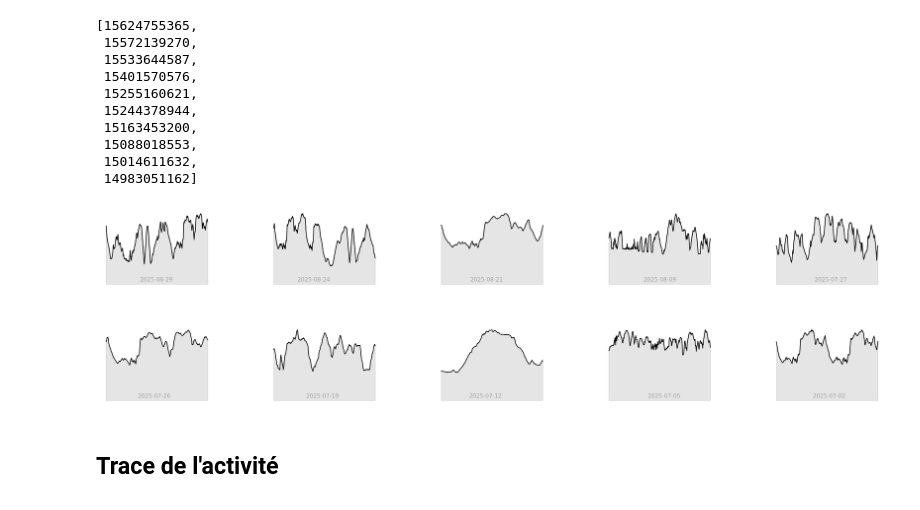
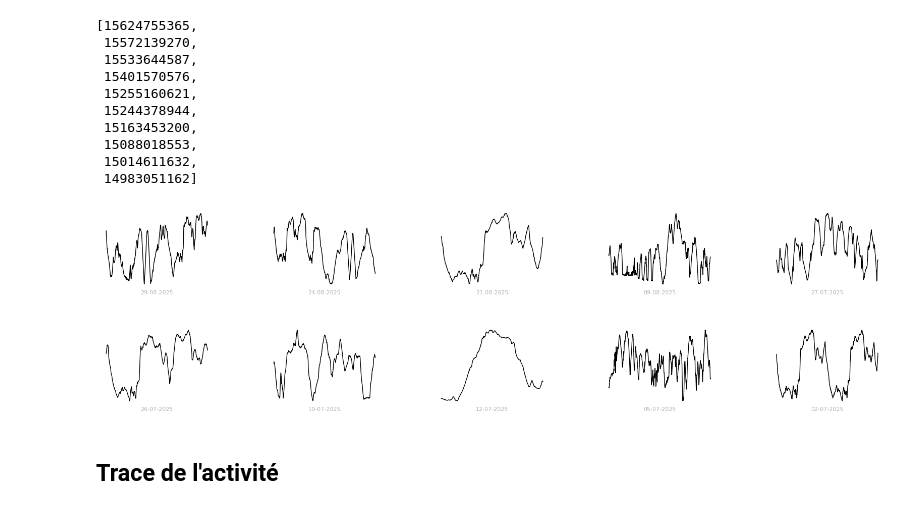
Before and after one commit to ArthurDercq/eye_sight, a Jupyter notebook: notebook/graphs.ipynb, the cells around one changed output. Saved outputs shown, nothing was run; the diff lists cells and outputs as text; code cells hidden in the pictures.

```diff
--- a/notebook/graphs.ipynb
+++ b/notebook/graphs.ipynb
@@ -206,9 +206,11 @@ import contextily as ctx
 import geopandas as gpd
 from shapely.geometry import LineString
 
-def create_latest_activity_poster_test(df, sport_type):
+
+def create_latest_activity_poster_test(df, sport_type, zoom_out=0.2):
     """
     Crée une affiche minimaliste (statique) de la dernière activité Trail avec fond map noir/blanc.
+    zoom_out : marge ajoutée autour du tracé (0.2 = 20%)
     """
 
     df_sport = df[df['sport_type'] == sport_type]
@@ -248,8 +250,6 @@ def create_latest_activity_poster_test(df, sport_type):
     gdf = gpd.GeoDataFrame(geometry=[LineString(line_coords)], crs="EPSG:4326")
     gdf = gdf.to_crs(epsg=3857)
 
-
-
     # Distance et temps
     distance = latest_activity.get("distance", None)
     elapsed_time = latest_activity.get("elapsed_time_hms", None)
@@ -259,10 +259,17 @@ def create_latest_activity_poster_test(df, sport_type):
     fig, ax = plt.subplots(figsize=(8, 10))
 
     # Plot polyline
-    gdf.plot(ax=ax, color="white", linewidth=2)
+    gdf.plot(ax=ax, color="white", linewidth=1)
+
+    # --- 🔎 Gestion du dézoom ---
+    xmin, ymin, xmax, ymax = gdf.total_bounds
+    xmargin = (xmax - xmin) * zoom_out
+    ymargin = (ymax - ymin) * zoom_out
+    ax.set_xlim(xmin - xmargin, xmax + xmargin)
+    ax.set_ylim(ymin - ymargin, ymax + ymargin)
 
     # Ajouter fond noir & blanc
-    ctx.add_basemap(ax, source=ctx.providers.CartoDB.DarkMatter)  # fond sombre
+    ctx.add_basemap(ax, source=ctx.providers.CartoDB.DarkMatter, alpha=1)
     ax.set_axis_off()
 
     # Nom de l'activité en haut
@@ -291,9 +298,9 @@ def create_latest_activity_poster_test(df, sport_type):
     )
 
     # Export
-    plt.savefig("affiche_trail.png", dpi=300, bbox_inches="tight", facecolor="black")
+    plt.savefig("affiche_trail_ctx.png", dpi=300, bbox_inches="tight", facecolor="black")
 
     return fig
 # %%
-create_latest_activity_poster_test(df, "Trail")
+fig = create_latest_activity_poster_test(df, "Trail", zoom_out=0.2)
 # %% [output]
@@ -436,6 +443,8 @@ plt.show()
 [figure]
 # %% [markdown]
 ### Pipeline plot elevation facet grid
+# %%
+df = pd.read_csv("/Users/arthurdercq/code/Data Science/Garmin_Dashboard/data/clean_data_2025-09-02.csv")
 # %%
 df_trail = df[df["sport_type"] == "Trail"].sort_values("start_date", ascending=False)
 
@@ -526,33 +535,31 @@ def plot_trail_profiles(streams_dict,df_trail, n_cols=5):
         data = streams_dict[activity_id]
         ax = axes[i]
         ax.plot(data["distance"], data["altitude"], color="black", linewidth=1)
-        ax.fill_between(data["distance"], data["altitude"], alpha=0.2, color="gray")
+        #ax.fill_between(data["distance"], data["altitude"], alpha=0.2, color="gray")
         ax.axis("off")
 
         # --- Ajouter la date en semi-transparence
         date = df_trail.loc[df_trail["id"] == activity_id, "start_date"].iloc[0]
-        x_pos = data["distance"][len(data["distance"]) // 2]  # au milieu du tracé
-        y_pos = max(data["altitude"]) * 0.1                  # près du bas
         ax.text(
-            x_pos, y_pos, date.strftime("%Y-%m-%d"),
-            fontsize=8, color="black", alpha=0.3, ha="center", va="top"
+            0.5, -0.1, date.strftime("%d-%m-%Y"),
+            fontsize=8, color="black", alpha=0.3, ha="center", va="bottom",transform=ax.transAxes
         )
 
     # Supprimer axes vides
     for j in range(n_activities, len(axes)):
         fig.delaxes(axes[j])
 
-    #plt.tight_layout(pad=0.1)
-    plt.show()
+    #plt.show()
+    return fig
 # %%
 streams = fetch_trail_streams(activity_ids, headers)
 # %%
 df_trail = df[df["sport_type"] == "Trail"].sort_values("start_date", ascending=False).head(10)
 df_trail["start_date"] = pd.to_datetime(df_trail["start_date"])
 # %%
-plot_trail_profiles(streams, df_trail)
+fig = plot_trail_profiles(streams, df_trail)
 # %% [output]
-[figure, old version]
+[figure, new version]
 # %% [markdown]
 ## Trace de l'activité
 # %%
```
Also changed, not shown: parts of 2 cells of this notebook, 7 other files.
